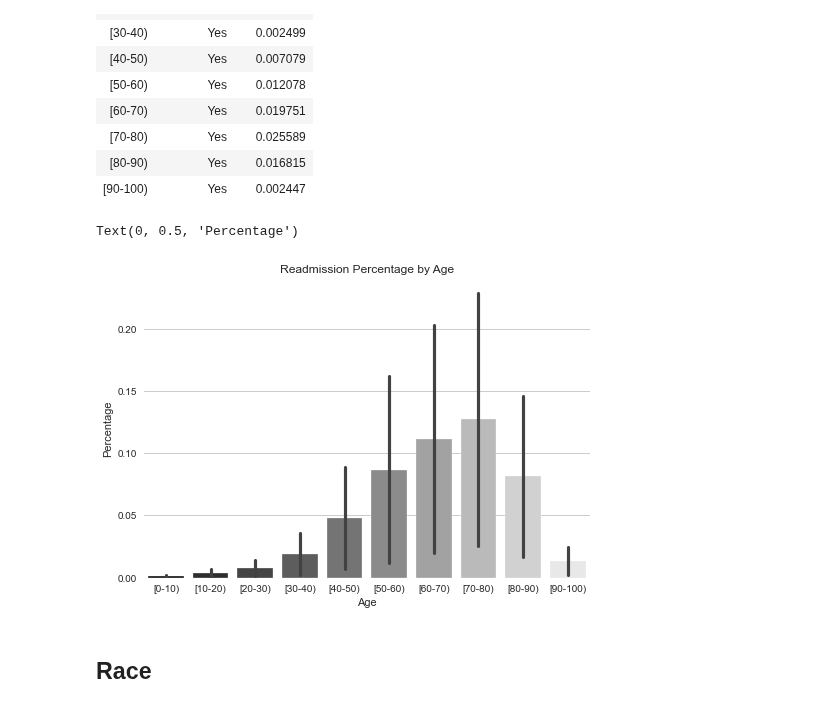
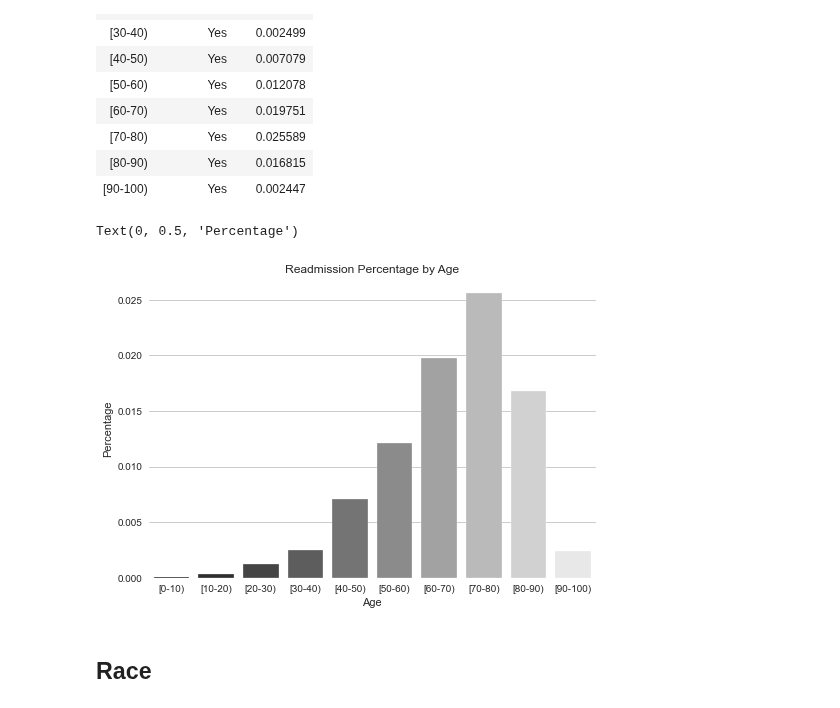
Before and after one commit to sagarwala12/HRRP, a Jupyter notebook: Visualizations_Final.ipynb, the cells around one changed output. Cells and saved outputs as stored; diff of their text form; code cells hidden in the pictures.

```diff
--- a/Visualizations_Final.ipynb
+++ b/Visualizations_Final.ipynb
@@ -384,14 +384,14 @@ age_percentxs.style.hide_index()
 | [90-100) | Yes | 0.002447 |
 # %%
 plt.figure()
-sns.barplot(x="Age", y="Percentage", data=age_percent , ci=95, palette = 'binary_r')
+sns.barplot(x="Age", y= age_percent.loc[age_percent['readmitted'] == 'Yes', 'Percentage'], data=age_percent , ci= None, palette = 'binary_r')
 sns.set_style(style="whitegrid")
 plt.title('Readmission Percentage by Age')
 plt.xlabel('Age')
 plt.ylabel('Percentage')
 # %% [output]
 Text(0, 0.5, 'Percentage')
-[figure, old version]
+[figure, new version]
 # %% [markdown]
 ## Race
 # %%
```
Also changed, not shown: parts of 5 cells of this notebook.
